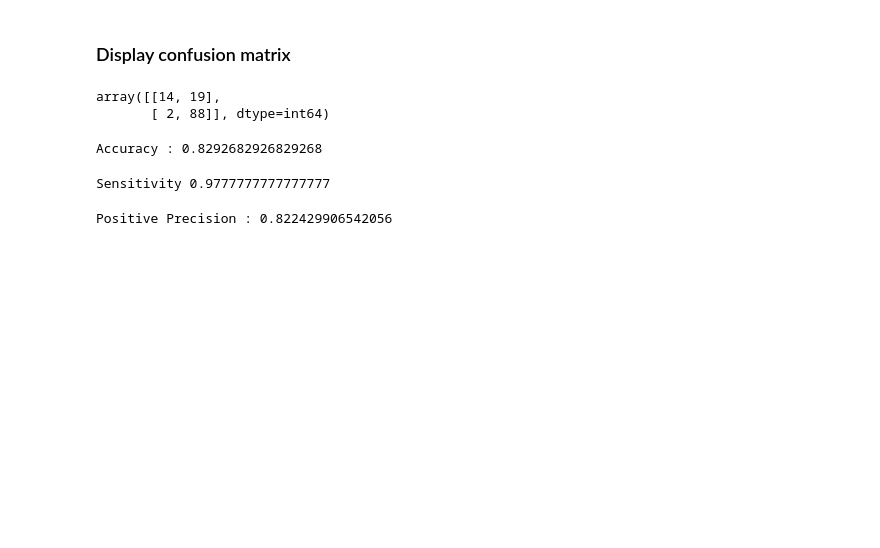
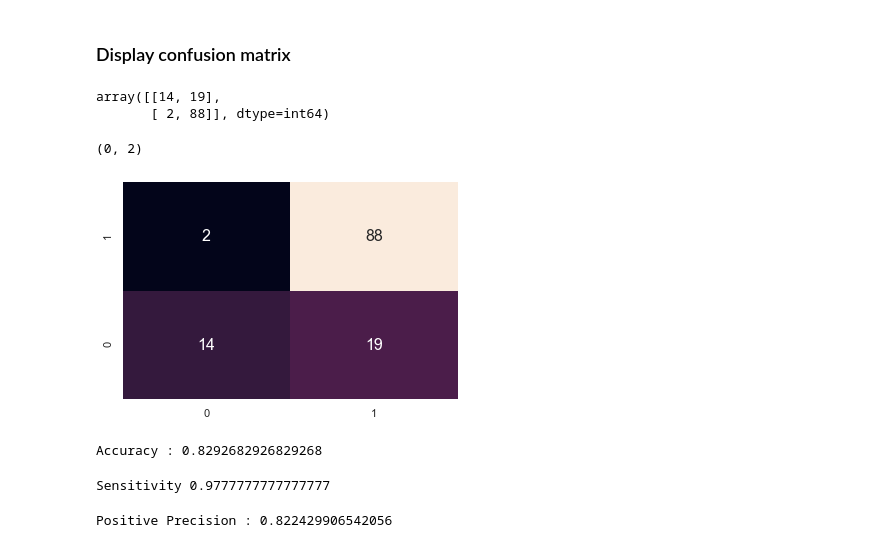
Before and after one commit to srikanthpragada/DS_06_JAN_2020, a Jupyter notebook: loan/loan_prediction_models.ipynb, the cells around one changed output. Saved outputs shown, nothing was run; the diff lists cells and outputs as text; code cells hidden in the pictures; blank space fills up the shorter version.

```diff
--- a/loan/loan_prediction_models.ipynb
+++ b/loan/loan_prediction_models.ipynb
@@ -71,6 +123,12 @@ cm
 # %% [output]
 array([[14, 19],
        [ 2, 88]], dtype=int64)
+# %%
+ax  = sns.heatmap(cm, annot=True, annot_kws={'size':16},cbar= False)
+ax.set_ylim((0,2))
+# %% [output]
+(0, 2)
+[figure, added]
 # %%
 print('Accuracy :', (14 + 88) / (14 + 88 + 2 + 19))
 # %% [output]
```
Also changed, not shown: parts of 12 cells of this notebook.
